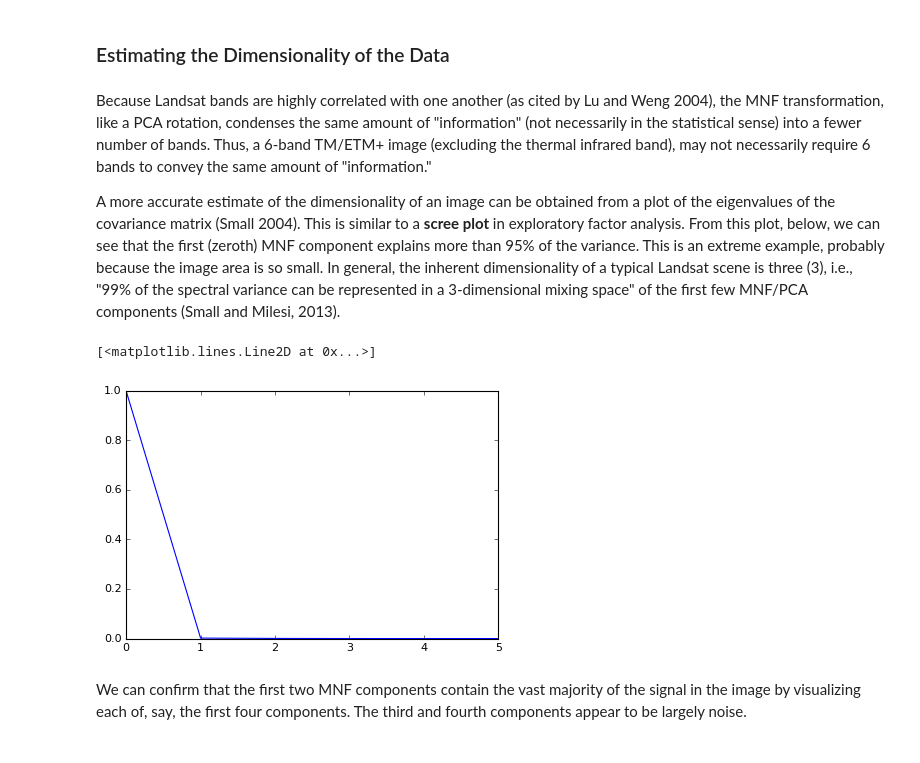
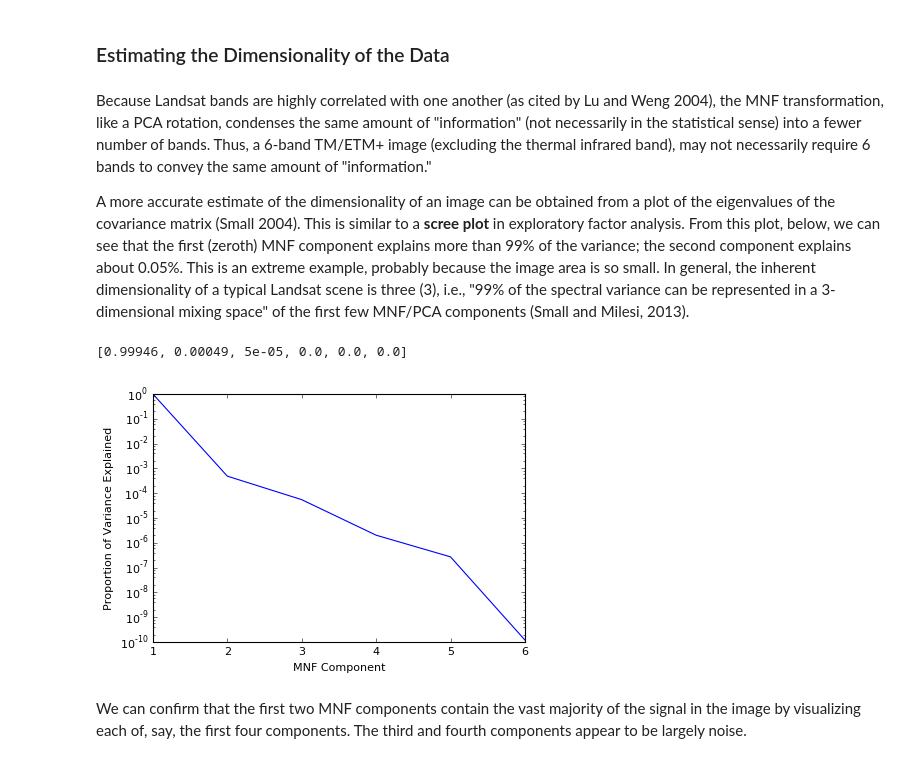
Before and after one commit to arthur-e/unmixing, a Jupyter notebook: docs/Overview_LSMA_in_Python.ipynb, the cells around one changed output. Drawn from its saved outputs; the diff is of its cells as text; code cells hidden in the pictures.

Commit message:
Updated Jupyter Notebook examples

```diff
--- a/docs/Overview_LSMA_in_Python.ipynb
+++ b/docs/Overview_LSMA_in_Python.ipynb
@@ -95,0 +92,4 @@ masked_stack = None
+# %%
+from unmixing.utils import as_array
+lt5_image, gt, wkt = as_array('detroit.tiff')
+lt5_image.shape
@@ -116,7 +118,7 @@ plt.imshow(preview, cmap=cm.YlGnBu_r)
 # %%
 from unmixing.transform import mnf_rotation
 
-hsi_post_mnf = mnf_rotation(masked_clip)
+hsi_post_mnf = mnf_rotation(lt5_image)
 # %% [markdown]
 Note that the MNF-transformed image is a a 3-dimensional array with shape ($m$ x $n$ x $p$) where $p$ is the number of bands, and $m$ and $n$ are the number of columns and rows, respectively. In hyperspectral imaging applications, this is called a __hyperspectral imaging (HSI) cube__.
 # %%
@@ -142,22 +144,32 @@ plt.imshow(hsi_post_mnf.T[0,...], cmap=cm.YlGnBu_r)
 # %% [markdown]
 Because Landsat bands are highly correlated with one another (as cited by Lu and Weng 2004), the MNF transformation, like a PCA rotation, condenses the same amount of "information" (not necessarily in the statistical sense) into a fewer number of bands. Thus, a 6-band TM/ETM+ image (excluding the thermal infrared band), may not necessarily require 6 bands to convey the same amount of "information."
 
-A more accurate estimate of the dimensionality of an image can be obtained from a plot of the eigenvalues of the covariance matrix (Small 2004). This is similar to a __scree plot__ in exploratory factor analysis. From this plot, below, we can see that the first (zeroth) MNF component explains more than 95% of the variance. This is an extreme example, probably because the image area is so small. In general, the inherent dimensionality of a typical Landsat scene is three (3), i.e., "99% of the spectral variance can be represented in a 3-dimensional mixing space" of the first few MNF/PCA components (Small and Milesi, 2013).
+A more accurate estimate of the dimensionality of an image can be obtained from a plot of the eigenvalues of the covariance matrix (Small 2004). This is similar to a __scree plot__ in exploratory factor analysis. From this plot, below, we can see that the first (zeroth) MNF component explains more than 99% of the variance; the second component explains about 0.05%. This is an extreme example, probably because the image area is so small. In general, the inherent dimensionality of a typical Landsat scene is three (3), i.e., "99% of the spectral variance can be represented in a 3-dimensional mixing space" of the first few MNF/PCA components (Small and Milesi, 2013).
 # %%
 import numpy as np
 import pysptools.util as sp_utils
+from unmixing.lsma import ravel_and_filter
+
+# Filter out NoData values from the MNF-transformed image
+hsi_post_mnf_filtered = ravel_and_filter(np.where(lt5_image == -9999, -9999, hsi_post_mnf.T))
 
 # Obtain the covariance matrix
-m, n, p = hsi_post_mnf.shape
-cov_m = sp_utils.cov(np.reshape(hsi_post_mnf, (m * n, p)))
+cov_m = sp_utils.cov(hsi_post_mnf_filtered)
 
 # Compute the eigenvalues, sort them, reverse the sorting
 eigenvals = np.sort(np.linalg.eig(cov_m)[0])[::-1]
-eigenvals_p = eigenvals / sum(eigenvals)
-plt.plot(eigenvals_p)
+eigenvals_p = np.power(eigenvals, 2) / sum(np.power(eigenvals, 2))
+list(map(lambda x: round(x, 5), eigenvals_p.tolist()))
 # %% [output]
-[<matplotlib.lines.Line2D at 0x...>]
+[0.99946, 0.00049, 5e-05, 0.0, 0.0, 0.0]
-[figure, removed]
+# %%
+plt.plot(range(1, 7), eigenvals_p)
+plt.yscale('log', basey = 10)
+plt.xlabel('MNF Component')
+plt.ylabel('Proportion of Variance Explained')
+plt.show()
+# %% [output]
+[figure, added]
 # %% [markdown]
 We can confirm that the first two MNF components contain the vast majority of the signal in the image by visualizing each of, say, the first four components.
 The third and fourth components appear to be largely noise.
```
Also changed, not shown: parts of 42 cells of this notebook, 1 other file.
